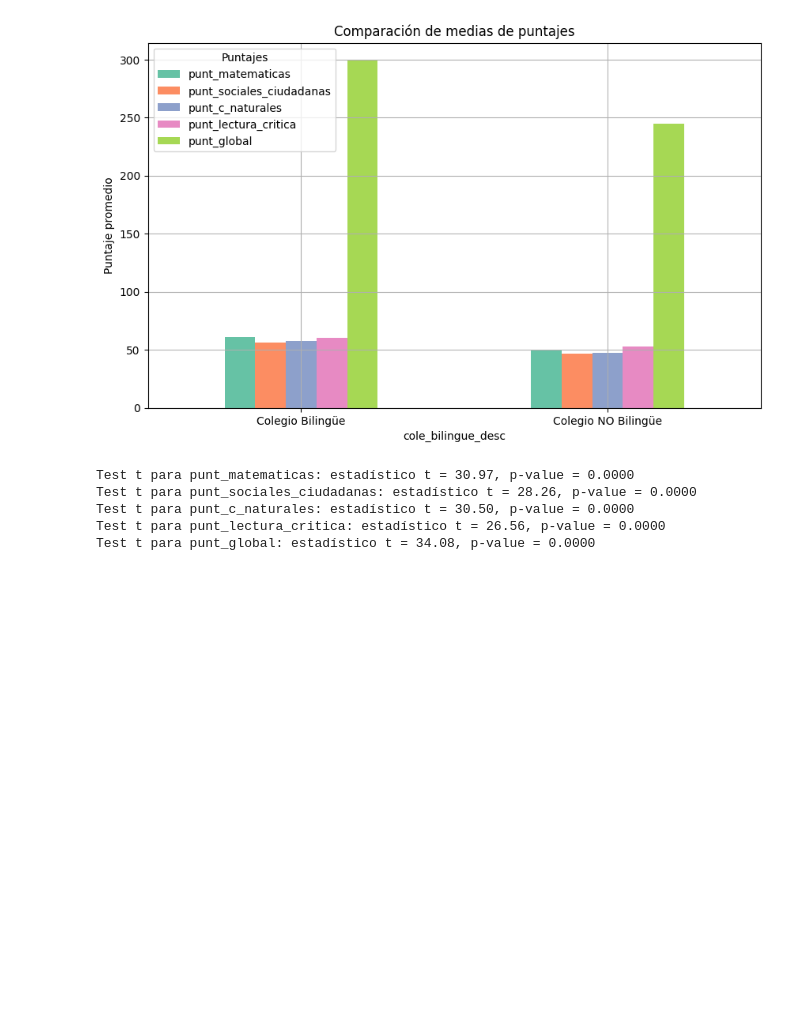
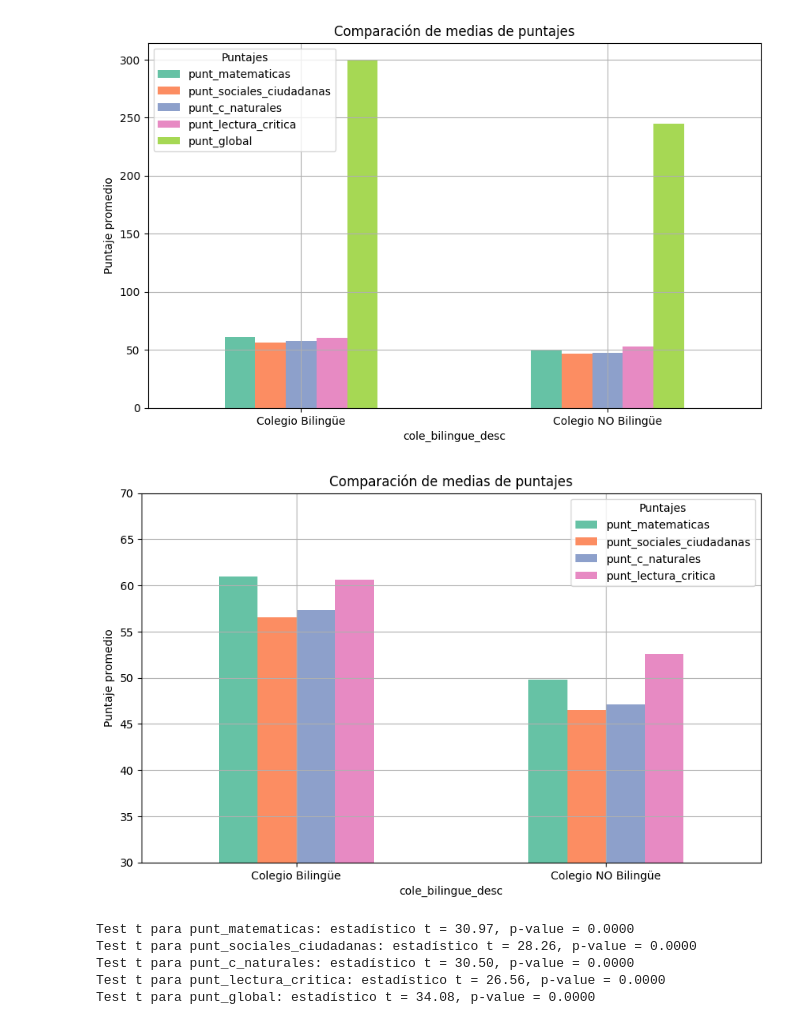
Before and after one commit to NicoAO/Proyecto-3-Anal-tica, a Jupyter notebook: S2_AnalisisDeDatos.ipynb, the cells around one changed output. Saved outputs shown, nothing was run; the diff lists cells and outputs as text; code cells hidden in the pictures; blank space fills up the shorter version.

```diff
--- a/S2_AnalisisDeDatos.ipynb
+++ b/S2_AnalisisDeDatos.ipynb
@@ -216,6 +216,18 @@ plt.grid(True)
 plt.show()
 # %% [output]
 [figure]
+# %%
+means = df.groupby('cole_bilingue_desc')[['punt_matematicas', 'punt_sociales_ciudadanas', 'punt_c_naturales', 'punt_lectura_critica']].mean()
+means.plot(kind='bar', figsize=(10, 6), color=palette)
+plt.title('Comparación de medias de puntajes')
+plt.ylabel('Puntaje promedio')
+plt.xticks(rotation=0)
+plt.ylim(30,70)
+plt.legend(title='Puntajes')
+plt.grid(True)
+plt.show()
+# %% [output]
+[figure, added]
 # %%
 from scipy.stats import ttest_ind
 ####--------------
```
Also changed, not shown: parts of 4 cells of this notebook.
